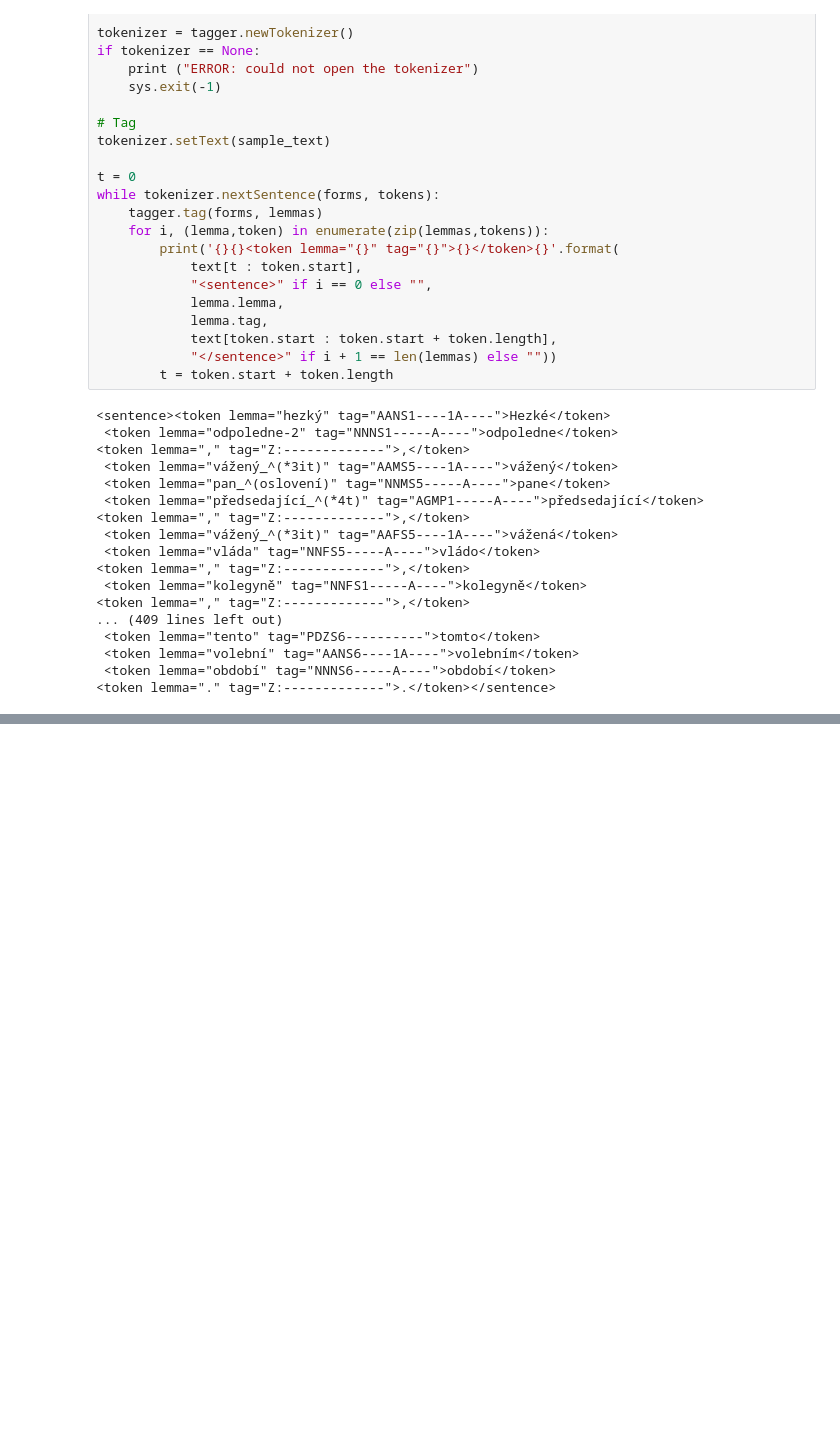
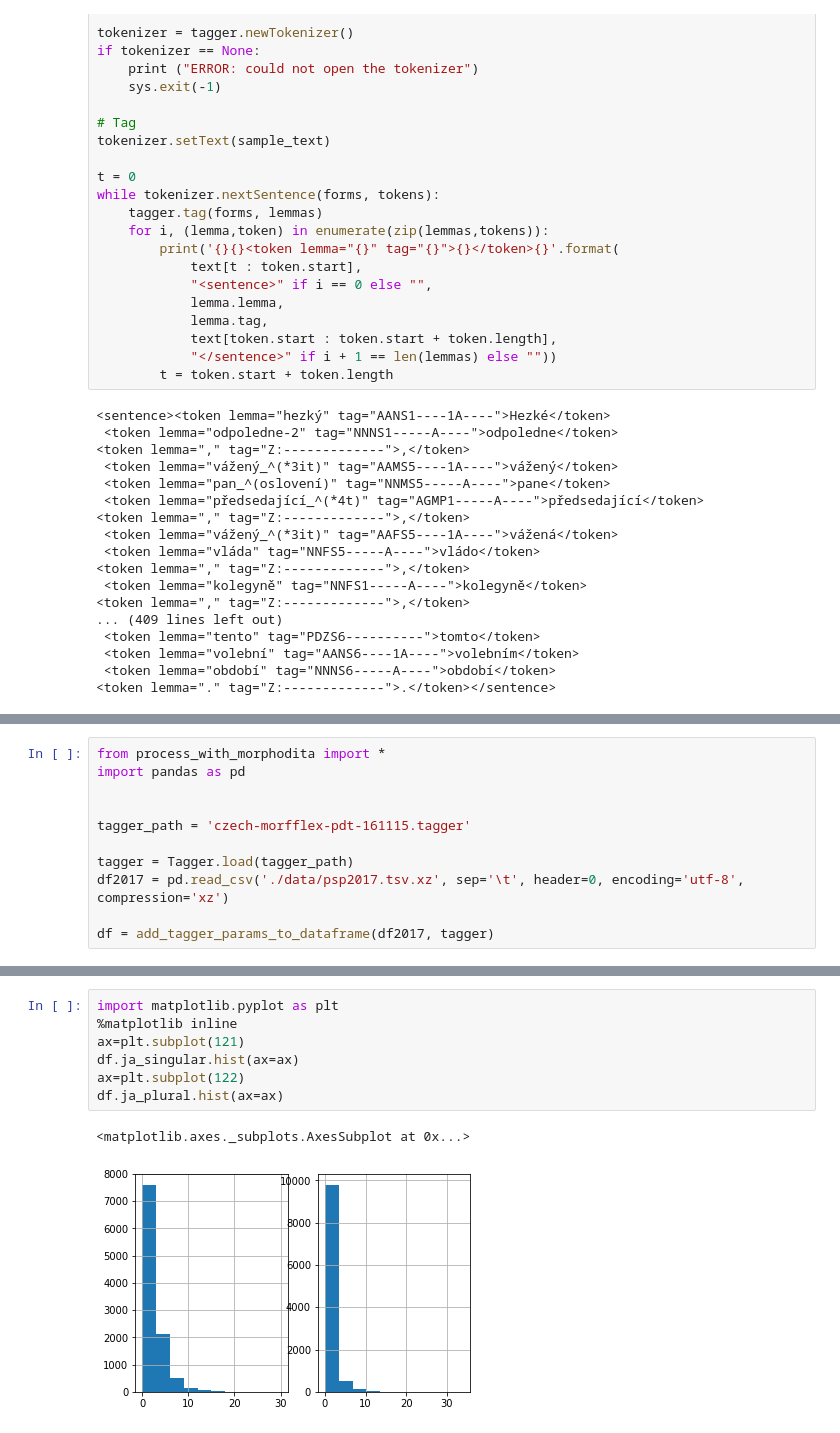
Before and after one commit to mbercas/psp_cz, a Jupyter notebook: 2_tagging_the_files.ipynb, the cells around one changed output, grey strips where cells are left out. Drawn from its saved outputs; the diff is of its cells as text; blank space fills up the shorter version.

Commit message:
Add Morphodita tagger example
Notebook shows how to extend data frame with extra columns
counting features returned by the tagger. A description on
how to extend the tagger is included as well

```diff
--- a/2_tagging_the_files.ipynb
+++ b/2_tagging_the_files.ipynb
@@ -100,0 +130,11 @@ while tokenizer.nextSentence(forms, tokens):
+# %%
+from process_with_morphodita import *
+import pandas as pd
+
+
+tagger_path = 'czech-morfflex-pdt-161115.tagger'
+
+tagger = Tagger.load(tagger_path)
+df2017 = pd.read_csv('./data/psp2017.tsv.xz', sep='\t', header=0, encoding='utf-8', compression='xz')
+
+df = add_tagger_params_to_dataframe(df2017, tagger)
@@ -100,0 +159,10 @@ while tokenizer.nextSentence(forms, tokens):
+# %%
+import matplotlib.pyplot as plt
+%matplotlib inline
+ax=plt.subplot(121)
+df.ja_singular.hist(ax=ax)
+ax=plt.subplot(122)
+df.ja_plural.hist(ax=ax)
+# %% [output]
+<matplotlib.axes._subplots.AxesSubplot at 0x...>
+[figure, added]
```
Also changed, not shown: parts of 2 cells of this notebook, 1 other file.
